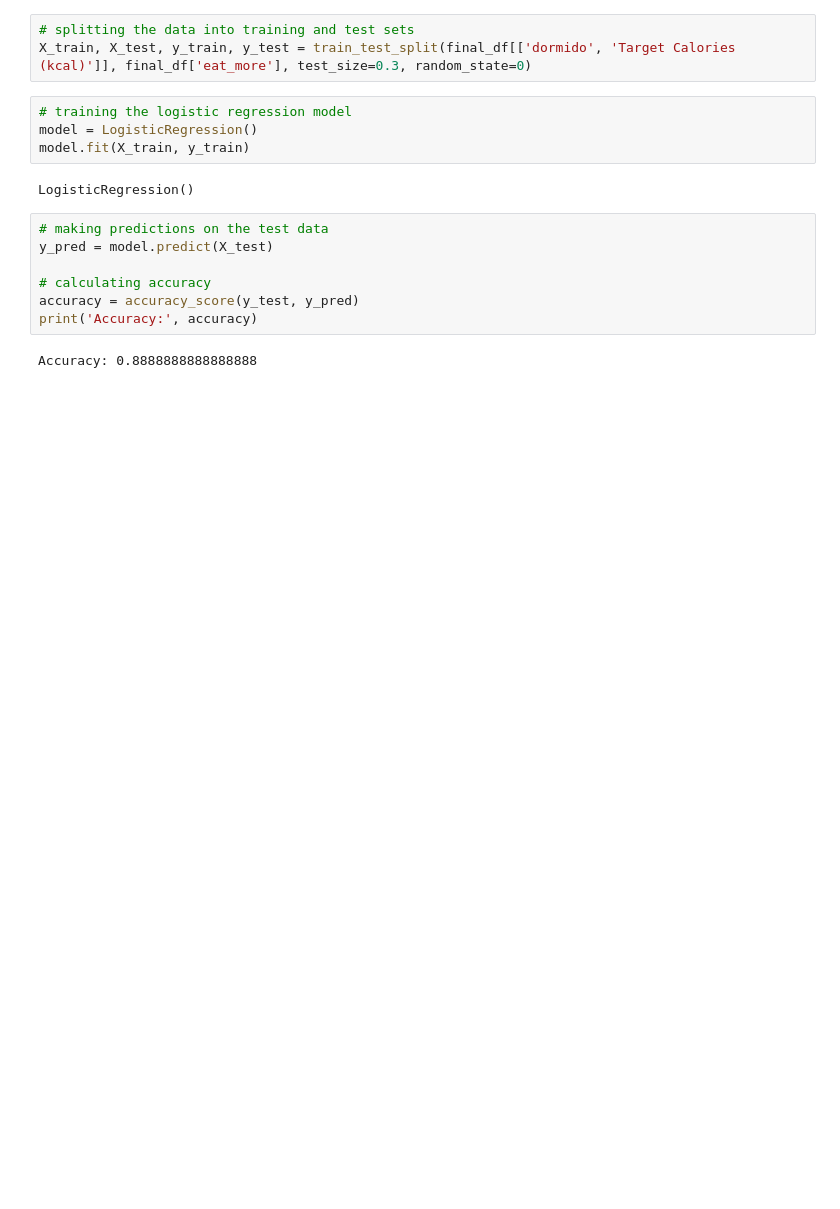
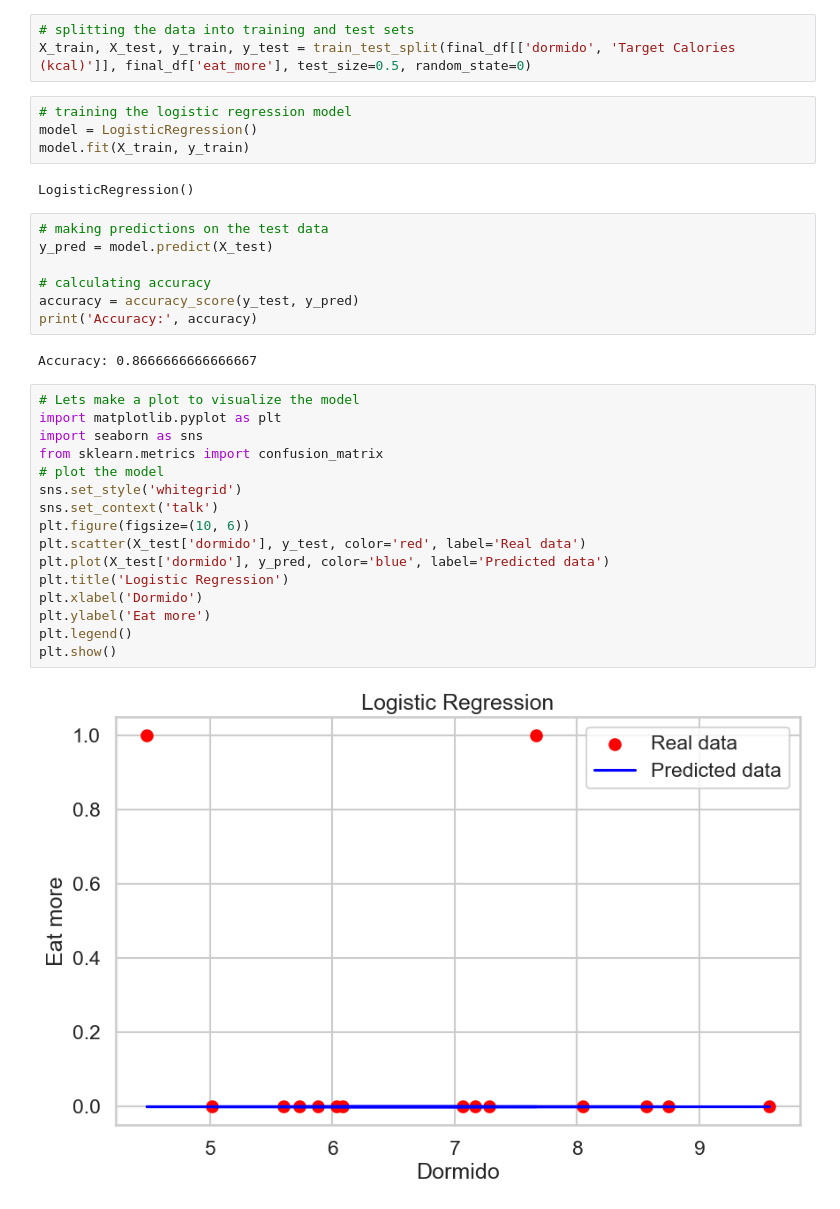
Before and after one commit to PabloJSV/Sleep-Diet-Predictor, a Jupyter notebook: main.ipynb, the cells around one changed output. Saved outputs shown, nothing was run; the diff lists cells and outputs as text; blank space fills up the shorter version.

Commit message:
Added graphs and updated README.md

```diff
--- a/main.ipynb
+++ b/main.ipynb
@@ -211,7 +211,7 @@ See the caveats in the documentation: https://pandas.pydata.org/pandas-docs/stab
   final_df['eat_more'] = np.where(final_df['Calories (kcal)'] - final_df['Target Calories (kcal)'] >= 500, 1, 0)
 # %%
 # splitting the data into training and test sets
-X_train, X_test, y_train, y_test = train_test_split(final_df[['dormido', 'Target Calories (kcal)']], final_df['eat_more'], test_size=0.3, random_state=0)
+X_train, X_test, y_train, y_test = train_test_split(final_df[['dormido', 'Target Calories (kcal)']], final_df['eat_more'], test_size=0.5, random_state=0)
 # %%
 # training the logistic regression model
 model = LogisticRegression()
@@ -226,4 +226,22 @@ y_pred = model.predict(X_test)
 accuracy = accuracy_score(y_test, y_pred)
 print('Accuracy:', accuracy)
 # %% [output]
-Accuracy: 0.8888888888888888
+Accuracy: 0.8666666666666667
+# %%
+# Lets make a plot to visualize the model
+import matplotlib.pyplot as plt
+import seaborn as sns
+from sklearn.metrics import confusion_matrix
+# plot the model
+sns.set_style('whitegrid')
+sns.set_context('talk')
+plt.figure(figsize=(10, 6))
+plt.scatter(X_test['dormido'], y_test, color='red', label='Real data')
+plt.plot(X_test['dormido'], y_pred, color='blue', label='Predicted data')
+plt.title('Logistic Regression')
+plt.xlabel('Dormido')
+plt.ylabel('Eat more')
+plt.legend()
+plt.show()
+# %% [output]
+[figure, added]
```
Also changed, not shown: parts of 4 cells of this notebook, 1 other file.
